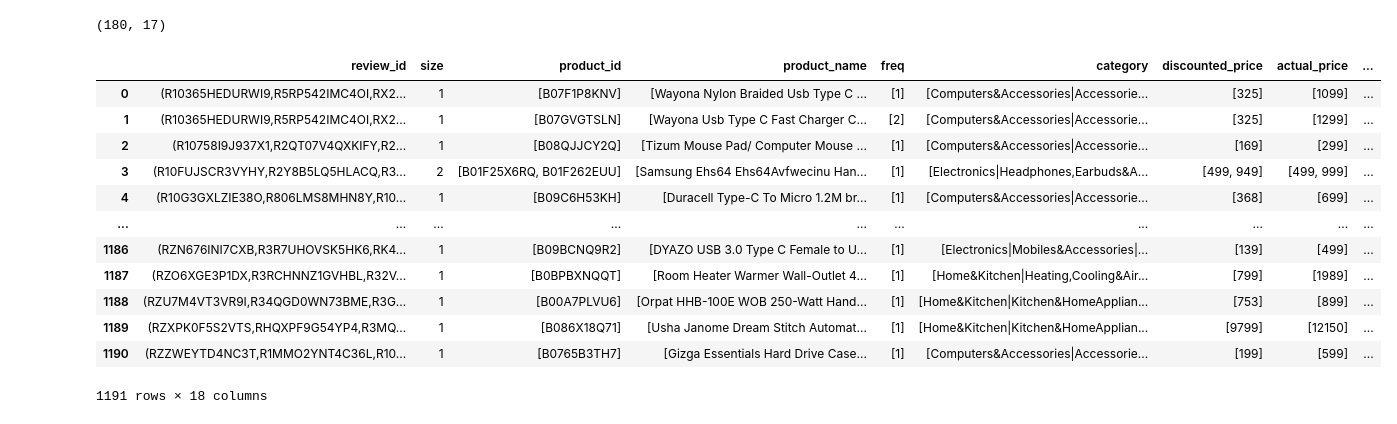
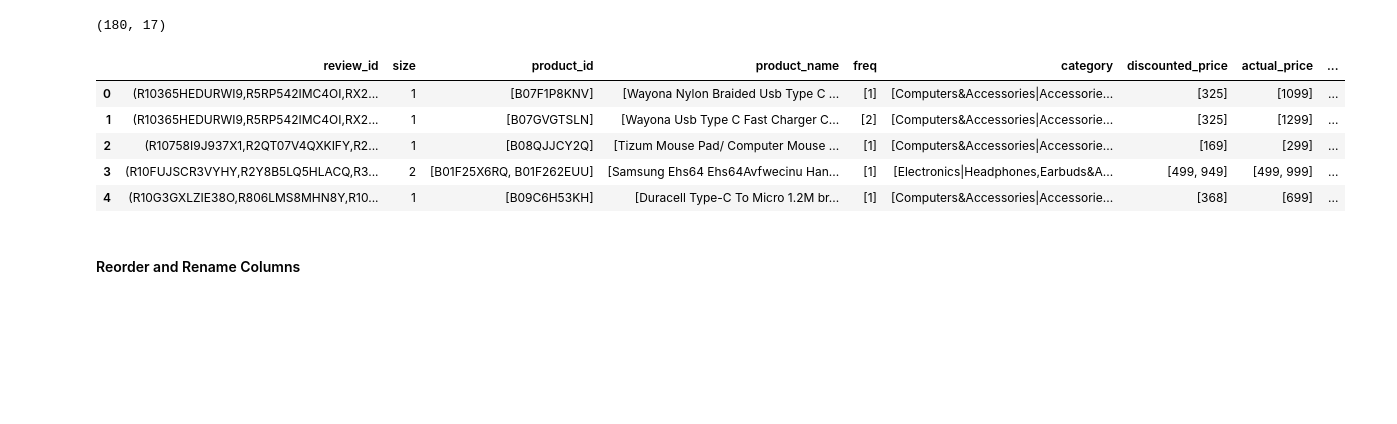
Before and after one commit to wareefAlyousef/amazon_product_chatbot_STC, a Jupyter notebook: notebooks/amazon_product_reviews_analysis.ipynb, the cells around one changed output. Saved outputs shown, nothing was run; the diff lists cells and outputs as text; code cells hidden in the pictures; blank space fills up the shorter version.

```diff
--- a/notebooks/amazon_product_reviews_analysis.ipynb
+++ b/notebooks/amazon_product_reviews_analysis.ipynb
@@ -291,19 +408,14 @@ def combine_by_review_id(df, id_col="review_id"):
 # %%
 # Apply function
 combined_df = combine_by_review_id(combine_duplicates_df)
-combined_df
+combined_df.head()
 # %% [output]
 |  | review_id | size | product_id | product_name | freq | category | discounted_price | actual_price | ... |
 | 0 | (R10365HEDURWI9,R5RP542IMC4OI,RX2... | 1 | [B07F1P8KNV] | [Wayona Nylon Braided Usb Type C ... | [1] | [Computers&Accessories|Accessorie... | [325] | [1099] | ... |
 | 1 | (R10365HEDURWI9,R5RP542IMC4OI,RX2... | 1 | [B07GVGTSLN] | [Wayona Usb Type C Fast Charger C... | [2] | [Computers&Accessories|Accessorie... | [325] | [1299] | ... |
 | 2 | (R10758I9J937X1,R2QT07V4QXKIFY,R2... | 1 | [B08QJJCY2Q] | [Tizum Mouse Pad/ Computer Mouse ... | [1] | [Computers&Accessories|Accessorie... | [169] | [299] | ... |
 | 3 | (R10FUJSCR3VYHY,R2Y8B5LQ5HLACQ,R3... | 2 | [B01F25X6RQ, B01F262EUU] | [Samsung Ehs64 Ehs64Avfwecinu Han... | [1] | [Electronics|Headphones,Earbuds&A... | [499, 949] | [499, 999] | ... |
 | 4 | (R10G3GXLZIE38O,R806LMS8MHN8Y,R10... | 1 | [B09C6H53KH] | [Duracell Type-C To Micro 1.2M br... | [1] | [Computers&Accessories|Accessorie... | [368] | [699] | ... |
-| ... | ... | ... | ... | ... | ... | ... | ... | ... | ... |
-| 1186 | (RZN676INI7CXB,R3R7UHOVSK5HK6,RK4... | 1 | [B09BCNQ9R2] | [DYAZO USB 3.0 Type C Female to U... | [1] | [Electronics|Mobiles&Accessories|... | [139] | [499] | ... |
-| 1187 | (RZO6XGE3P1DX,R3RCHNNZ1GVHBL,R32V... | 1 | [B0BPBXNQQT] | [Room Heater Warmer Wall-Outlet 4... | [1] | [Home&Kitchen|Heating,Cooling&Air... | [799] | [1989] | ... |
-| 1188 | (RZU7M4VT3VR9I,R34QGD0WN73BME,R3G... | 1 | [B00A7PLVU6] | [Orpat HHB-100E WOB 250-Watt Hand... | [1] | [Home&Kitchen|Kitchen&HomeApplian... | [753] | [899] | ... |
-| 1189 | (RZXPK0F5S2VTS,RHQXPF9G54YP4,R3MQ... | 1 | [B086X18Q71] | [Usha Janome Dream Stitch Automat... | [1] | [Home&Kitchen|Kitchen&HomeApplian... | [9799] | [12150] | ... |
-| 1190 | (RZZWEYTD4NC3T,R1MMO2YNT4C36L,R10... | 1 | [B0765B3TH7] | [Gizga Essentials Hard Drive Case... | [1] | [Computers&Accessories|Accessorie... | [199] | [599] | ... |
-1191 rows × 18 columns
+# %% [markdown]
+#### Reorder and Rename Columns
 # %%
```
Also changed, not shown: parts of 49 cells of this notebook.
